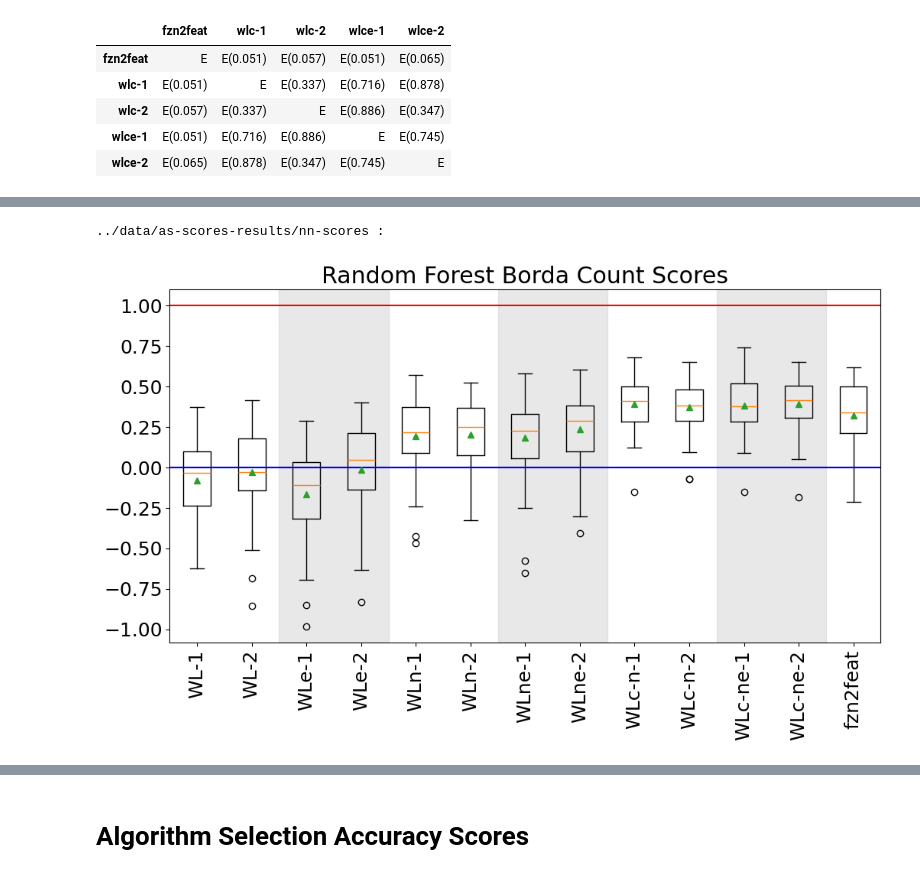
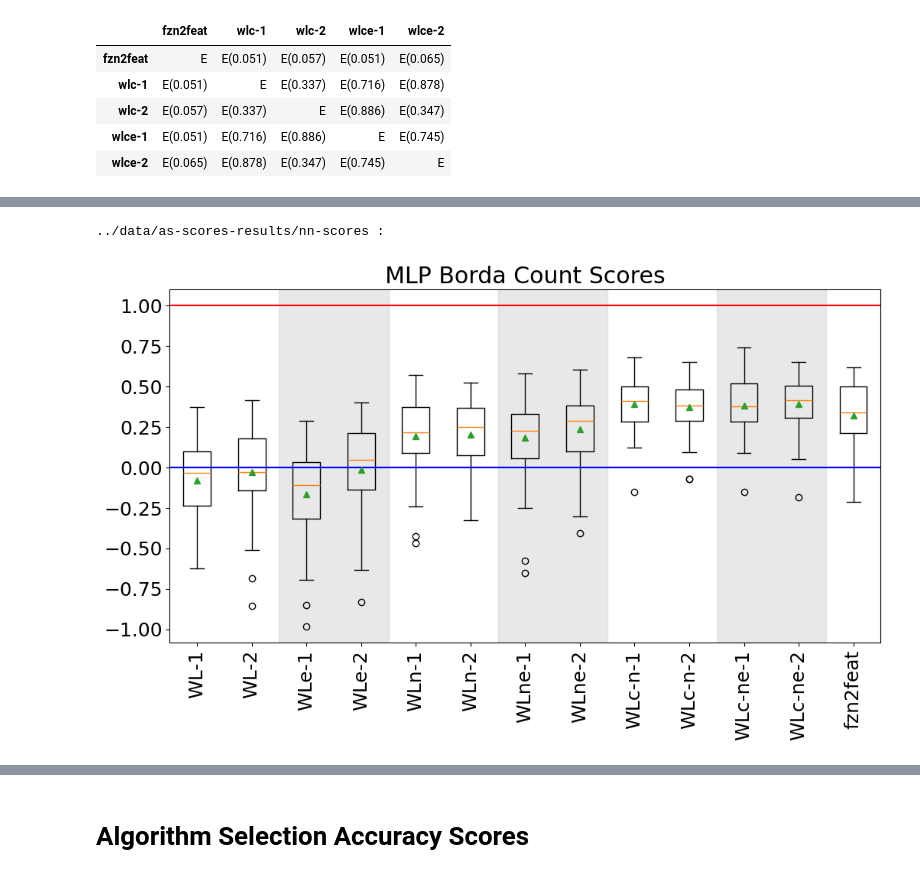
Before and after one commit to SeppiaBrilla/fzngraph_features, a Jupyter notebook: analysis/images.ipynb, the cells around one changed output, grey strips where cells are left out. Drawn from its saved outputs; the diff is of its cells as text; code cells hidden in the pictures.

```diff
--- a/analysis/images.ipynb
+++ b/analysis/images.ipynb
@@ -536,35 +641,35 @@ plt.show()
 folder = '../data/as-scores-results/nn-scores'
 matplotlib.rcParams['font.family'] = 'sans-serif'
 
 matplotlib.rcParams.update({'font.size': 18})
 print(folder, ':')
 res_svc = get_as_results(folder)
 plot_res = {
     features.replace("wlc", "wlc-n"): list(v.values()) for features, v in res_svc.items()
 }
 fzn2feat = plot_res['fzn2feat']
 del plot_res['fzn2feat']
 plot_res['fzn2feat'] = fzn2feat
 fig, ax = plt.subplots(figsize=(12,6))
 violin_parts = ax.boxplot(plot_res.values(), showmeans=True)
 
 ax.axhline(y=1, c='red')
 ax.axhline(y=0, c='blue')
 # ax.axhline(y=np.mean(plot_res['wlnc-1']), c='green')
 
 ax.set_xlim(0.5, len(plot_res.keys())+.5)
 ax.axvspan(2.5, 4.5, color='lightgrey', alpha=0.5)
 ax.axvspan(6.5, 8.5, color='lightgrey', alpha=0.5)
 ax.axvspan(10.5, 12.5, color='lightgrey', alpha=0.5)
-ax.set_title("Random Forest Borda Count Scores")
+ax.set_title("MLP Borda Count Scores")
 
 
 plt.xticks([i for i in range(1, len(plot_res.keys())+1)], [k.replace("wl", "WL") for k in plot_res.keys()], rotation='vertical')
 plt.savefig('../paper/figures/all-wl-fzn2feat_score_nn.pdf', format='pdf', bbox_inches='tight',)
 plt.show()
 # %% [output]
 ../data/as-scores-results/nn-scores :
-[figure, old version]
+[figure, new version]
 # %%
 table_res = {'last-mean':{},
         'all-levels-mean':{},
```
Also changed, not shown: parts of 37 cells of this notebook.
